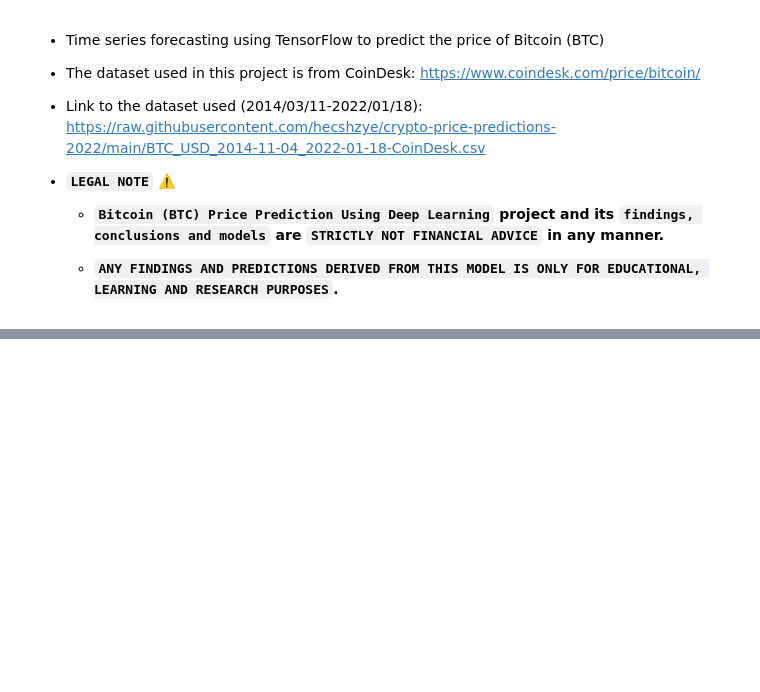
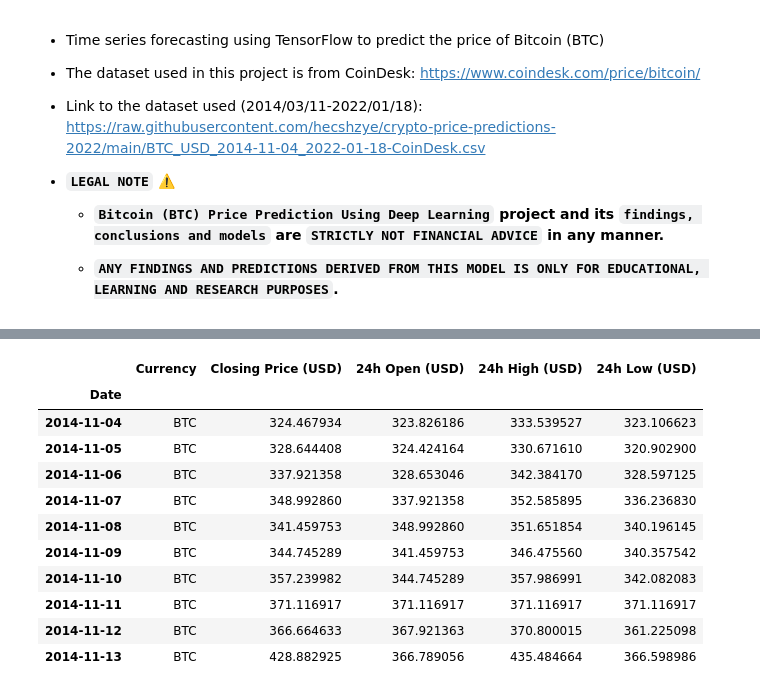
Before and after one commit to hecshzye/crypto-price-predictions-2022, a Jupyter notebook: crypto_price_prediction.ipynb, the cells around one changed output, grey strips where cells are left out. Cells and saved outputs as stored; diff of their text form; code cells hidden in the pictures; blank space fills up the shorter version.

```diff
--- a/crypto_price_prediction.ipynb
+++ b/crypto_price_prediction.ipynb
@@ -17,0 +60,19 @@
+# %%
+# EDA & Preprocessing
+df = pd.read_csv("/content/BTC_USD_2014-11-04_2022-01-18-CoinDesk.csv",
+                 parse_dates=["Date"],
+                 index_col=["Date"])
+df.head(10)
+# %% [output]
+|  | Currency | Closing Price (USD) | 24h Open (USD) | 24h High (USD) | 24h Low (USD) |
+| Date |  |  |  |  |  |
+| 2014-11-04 | BTC | 324.467934 | 323.826186 | 333.539527 | 323.106623 |
+| 2014-11-05 | BTC | 328.644408 | 324.424164 | 330.671610 | 320.902900 |
+| 2014-11-06 | BTC | 337.921358 | 328.653046 | 342.384170 | 328.597125 |
+| 2014-11-07 | BTC | 348.992860 | 337.921358 | 352.585895 | 336.236830 |
+| 2014-11-08 | BTC | 341.459753 | 348.992860 | 351.651854 | 340.196145 |
+| 2014-11-09 | BTC | 344.745289 | 341.459753 | 346.475560 | 340.357542 |
+| 2014-11-10 | BTC | 357.239982 | 344.745289 | 357.986991 | 342.082083 |
+| 2014-11-11 | BTC | 371.116917 | 371.116917 | 371.116917 | 371.116917 |
+| 2014-11-12 | BTC | 366.664633 | 367.921363 | 370.800015 | 361.225098 |
+| 2014-11-13 | BTC | 428.882925 | 366.789056 | 435.484664 | 366.598986 |
```
Also changed, not shown: parts of 7 cells of this notebook.
